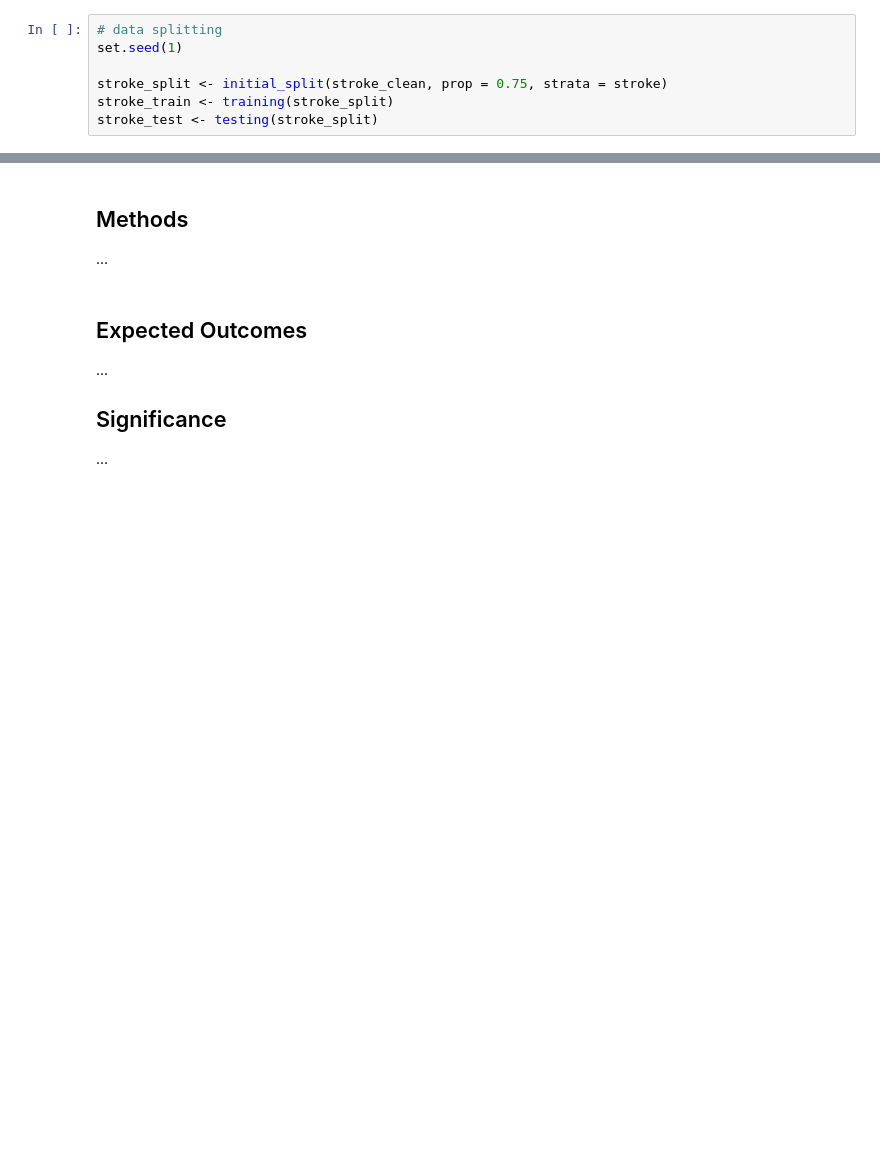
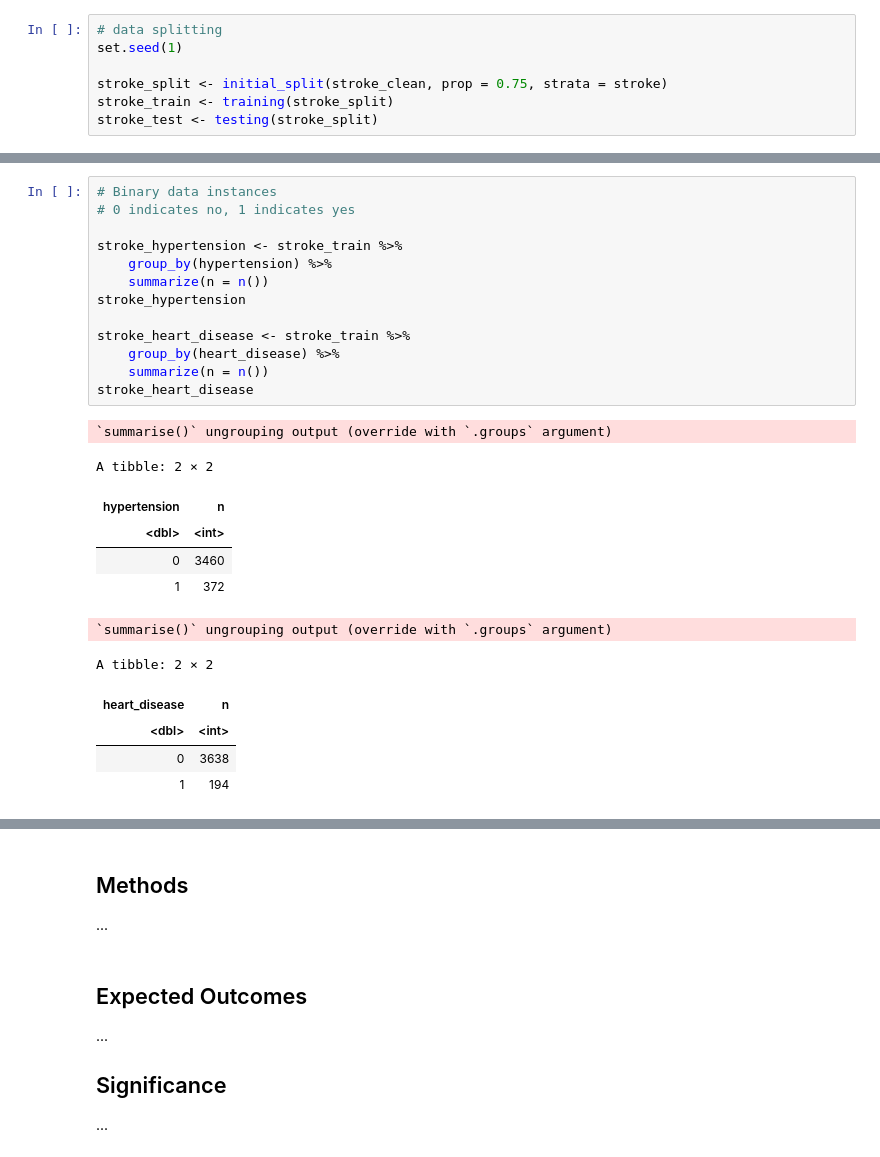
Before and after one commit to Gaelhpalmer/dsci-100-project, a Jupyter notebook: project_proposal.ipynb, the cells around one changed output, grey strips where cells are left out. Saved outputs shown, nothing was run; the diff lists cells and outputs as text; blank space fills up the shorter version.

```diff
--- a/project_proposal.ipynb
+++ b/project_proposal.ipynb
@@ -170,0 +135,26 @@ acc
+# %%
+# Binary data instances
+# 0 indicates no, 1 indicates yes
+
+stroke_hypertension <- stroke_train %>%
+    group_by(hypertension) %>%
+    summarize(n = n())
+stroke_hypertension
+
+stroke_heart_disease <- stroke_train %>%
+    group_by(heart_disease) %>%
+    summarize(n = n())
+stroke_heart_disease
+# %% [output]
+`summarise()` ungrouping output (override with `.groups` argument)
+A tibble: 2 × 2
+| hypertension | n |
+| <dbl> | <int> |
+| 0 | 3460 |
+| 1 | 372 |
+`summarise()` ungrouping output (override with `.groups` argument)
+A tibble: 2 × 2
+| heart_disease | n |
+| <dbl> | <int> |
+| 0 | 3638 |
+| 1 | 194 |
```
Also changed, not shown: parts of 15 cells of this notebook.
